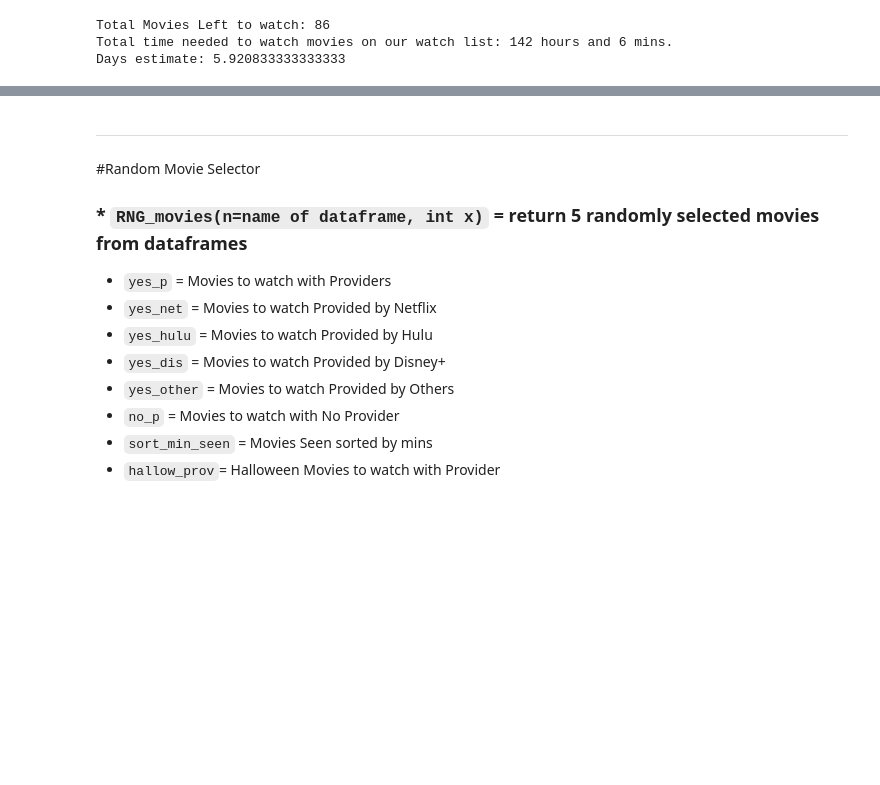
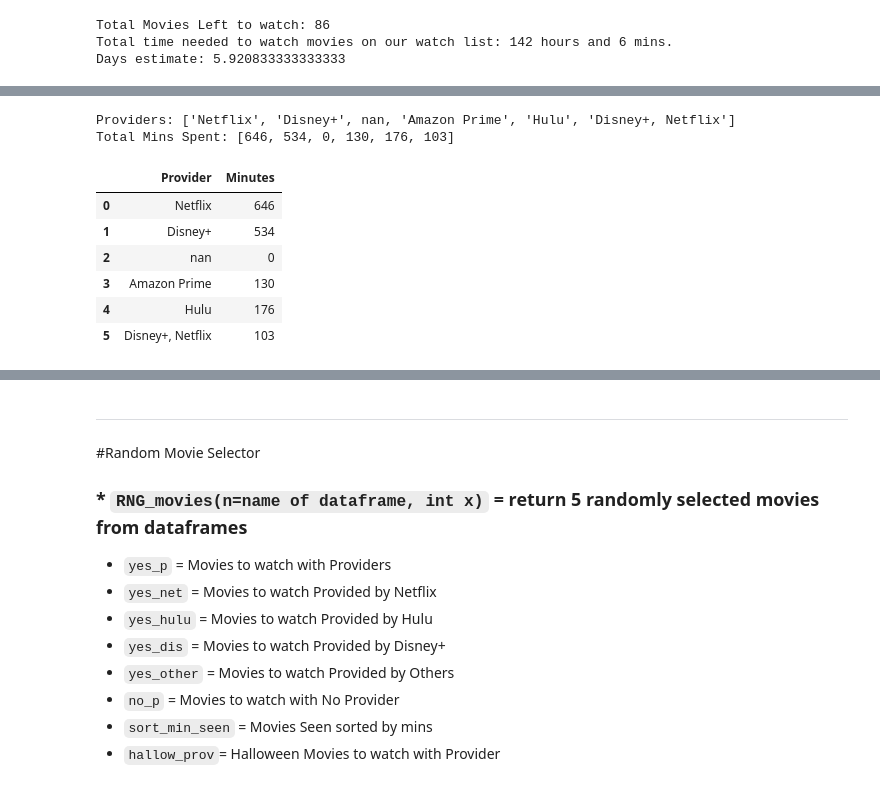
Before and after one commit to CatTastic23/DataAnalyticsPortfolio, a Jupyter notebook: Fam_movies.ipynb, the cells around one changed output, grey strips where cells are left out. Saved outputs shown, nothing was run; the diff lists cells and outputs as text; code cells hidden in the pictures; blank space fills up the shorter version.

```diff
--- a/Fam_movies.ipynb
+++ b/Fam_movies.ipynb
@@ -617,0 +627,30 @@ Days estimate: 5.920833333333333
+# %%
+# Creating a new dataframe with the names of providers and the mins spent towards them.
+# First we'll create two series.
+p = [x for x in seen.Provider.unique()]
+l = [sum_seen(seen,x) for x in prov]
+
+print('Providers: ' + str(p) + '\nTotal Mins Spent: ' + str(l))
+# %% [output]
+Providers: ['Netflix', 'Disney+', nan, 'Amazon Prime', 'Hulu', 'Disney+, Netflix']
+Total Mins Spent: [646, 534, 0, 130, 176, 103]
+# %%
+seen_data = {
+    'Provider' : p,
+    'Minutes' : l
+}
+sd = pd.DataFrame(seen_data)
+new_sd = {
+    'Provider' : sd['Provider'].astype(str),
+    'Minutes' : sd['Minutes'].astype(int)
+}
+ssd = pd.DataFrame(new_sd)
+ssd
+# %% [output]
+|  | Provider | Minutes |
+| 0 | Netflix | 646 |
+| 1 | Disney+ | 534 |
+| 2 | nan | 0 |
+| 3 | Amazon Prime | 130 |
+| 4 | Hulu | 176 |
+| 5 | Disney+, Netflix | 103 |
```
Also changed, not shown: parts of 16 cells of this notebook.
